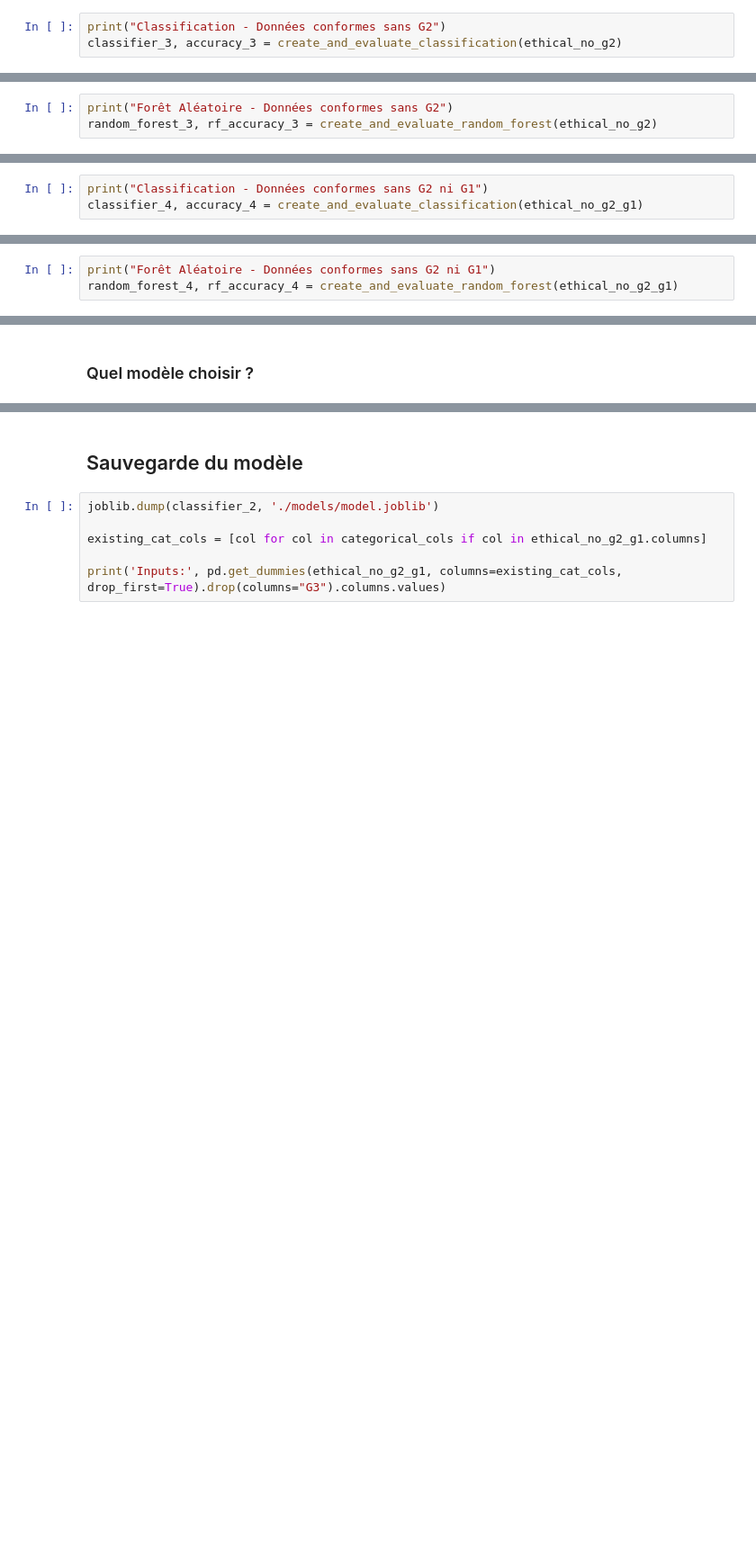
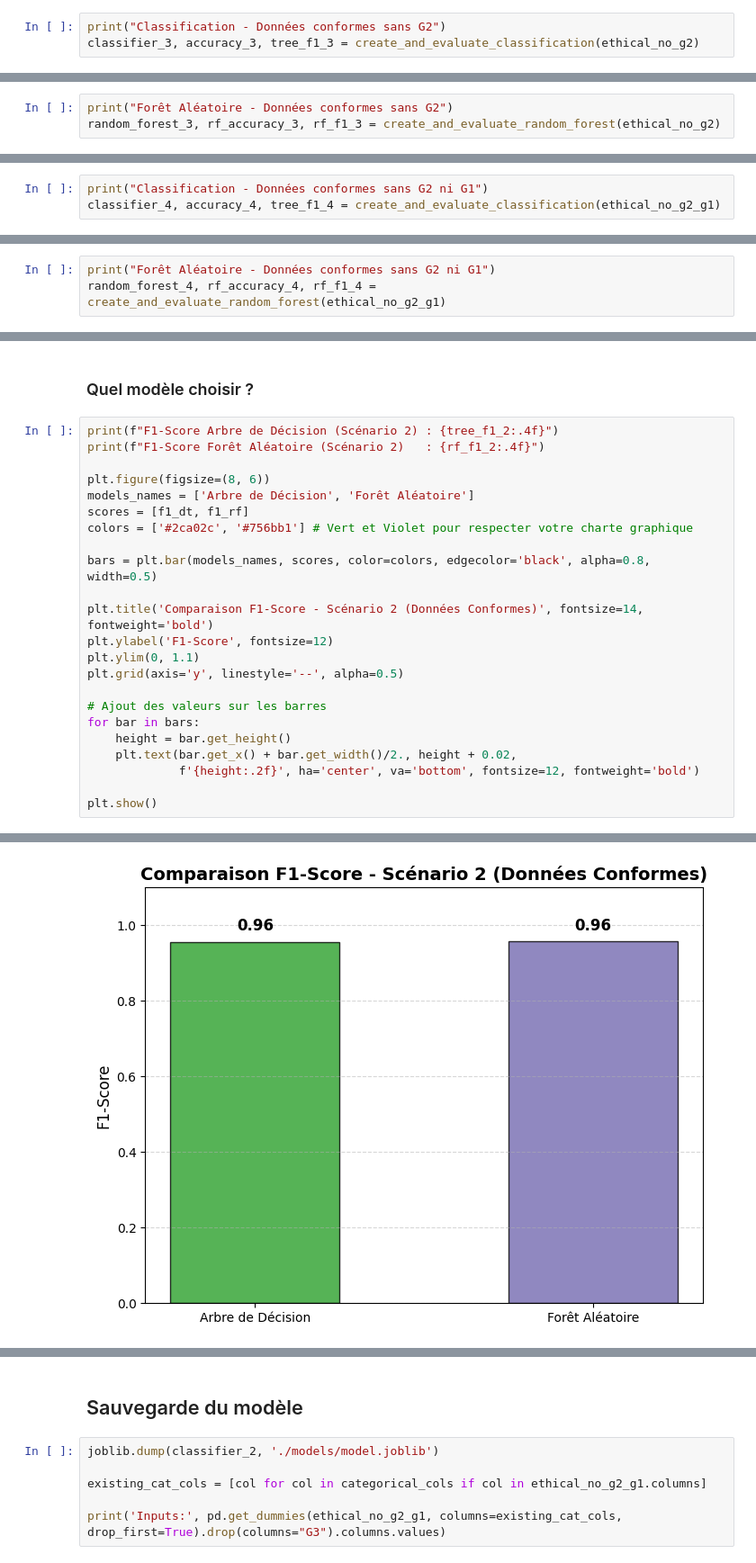
Before and after one commit to Grouloo/projet-chef-doeuvre, a Jupyter notebook: matrice-notebook.ipynb, the cells around one changed output, grey strips where cells are left out. Shown at 90% size. Cells and saved outputs as stored; diff of their text form; blank space fills up the shorter version.

```diff
--- a/matrice-notebook.ipynb
+++ b/matrice-notebook.ipynb
@@ -516,7 +596,7 @@ Taux de bonnes classifications (Seuil 10/20) : 87.89%
 ### Entraînement et évaluation du modèle de classification
 # %%
 print("Classification - Données conformes sans G2")
-classifier_3, accuracy_3 = create_and_evaluate_classification(ethical_no_g2)
+classifier_3, accuracy_3, tree_f1_3 = create_and_evaluate_classification(ethical_no_g2)
 # %% [output]
 Classification - Données conformes sans G2
 [figure]
@@ -525,7 +613,7 @@ Précision (Accuracy) : 0.89
 ### Entraînement et évaluation de la forêt aléatoire
 # %%
 print("Forêt Aléatoire - Données conformes sans G2")
-random_forest_3, rf_accuracy_3 = create_and_evaluate_random_forest(ethical_no_g2)
+random_forest_3, rf_accuracy_3, rf_f1_3 = create_and_evaluate_random_forest(ethical_no_g2)
 # %% [output]
 Forêt Aléatoire - Données conformes sans G2
 [figure]
@@ -549,7 +652,7 @@ Taux de bonnes classifications (Seuil 10/20) : 80.53%
 ### Entraînement et évaluation du modèle de classification
 # %%
 print("Classification - Données conformes sans G2 ni G1")
-classifier_4, accuracy_4 = create_and_evaluate_classification(ethical_no_g2_g1)
+classifier_4, accuracy_4, tree_f1_4 = create_and_evaluate_classification(ethical_no_g2_g1)
 # %% [output]
 Classification - Données conformes sans G2 ni G1
 [figure]
@@ -558,7 +669,7 @@ Précision (Accuracy) : 0.79
 ### Entraînement et évaluation de la forêt aléatoire
 # %%
 print("Forêt Aléatoire - Données conformes sans G2 ni G1")
-random_forest_4, rf_accuracy_4 = create_and_evaluate_random_forest(ethical_no_g2_g1)
+random_forest_4, rf_accuracy_4, rf_f1_4 = create_and_evaluate_random_forest(ethical_no_g2_g1)
 # %% [output]
 Forêt Aléatoire - Données conformes sans G2 ni G1
 [figure]
@@ -698,3 +817,27 @@ Ce paradoxe ne s'observe donc pas sur des modèles purement orientés classifica
 Cela contribue à illustrer les différences de fonctionnement de ces types de modèles.
 # %% [markdown]
 ### Quel modèle choisir ?
+# %%
+print(f"F1-Score Arbre de Décision (Scénario 2) : {tree_f1_2:.4f}")
+print(f"F1-Score Forêt Aléatoire (Scénario 2)   : {rf_f1_2:.4f}")
+
+plt.figure(figsize=(8, 6))
+models_names = ['Arbre de Décision', 'Forêt Aléatoire']
+scores = [f1_dt, f1_rf]
+colors = ['#2ca02c', '#756bb1'] # Vert et Violet pour respecter votre charte graphique
+
+bars = plt.bar(models_names, scores, color=colors, edgecolor='black', alpha=0.8, width=0.5)
+
+plt.title('Comparaison F1-Score - Scénario 2 (Données Conformes)', fontsize=14, fontweight='bold')
+plt.ylabel('F1-Score', fontsize=12)
+plt.ylim(0, 1.1)
+plt.grid(axis='y', linestyle='--', alpha=0.5)
+
+# Ajout des valeurs sur les barres
+for bar in bars:
+    height = bar.get_height()
+    plt.text(bar.get_x() + bar.get_width()/2., height + 0.02,
+             f'{height:.2f}', ha='center', va='bottom', fontsize=12, fontweight='bold')
+
+plt.show()
+# %% [output]
@@ -701,3 +846,4 @@ Cela contribue à illustrer les différences de fonctionnement de ces types de m
+[figure, added]
 # %% [markdown]
 Nous ne pouvons bien sûr pas utiliser les modèles du scénario 1 car leurs données d'entraînement ne sont pas conforme au RGPD, et nous pouvons également constater qu'ils ne sont pas forcément les plus performants.
 
```
Also changed, not shown: parts of 19 cells of this notebook, 4 other files.
